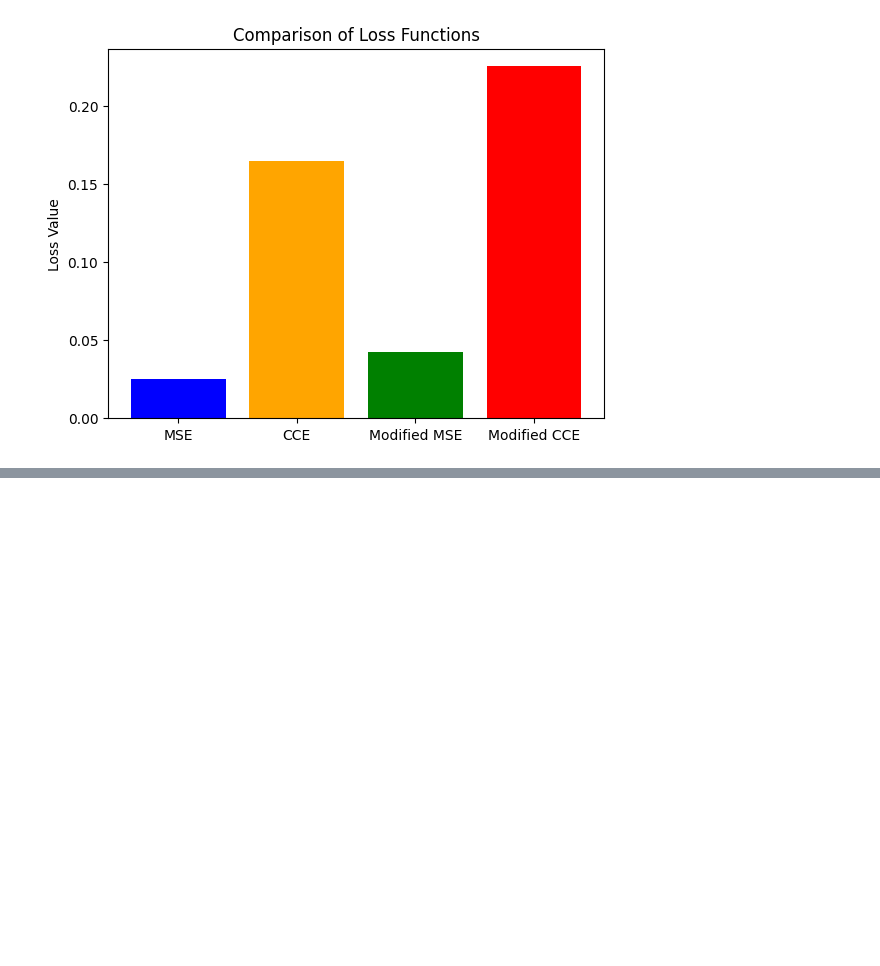
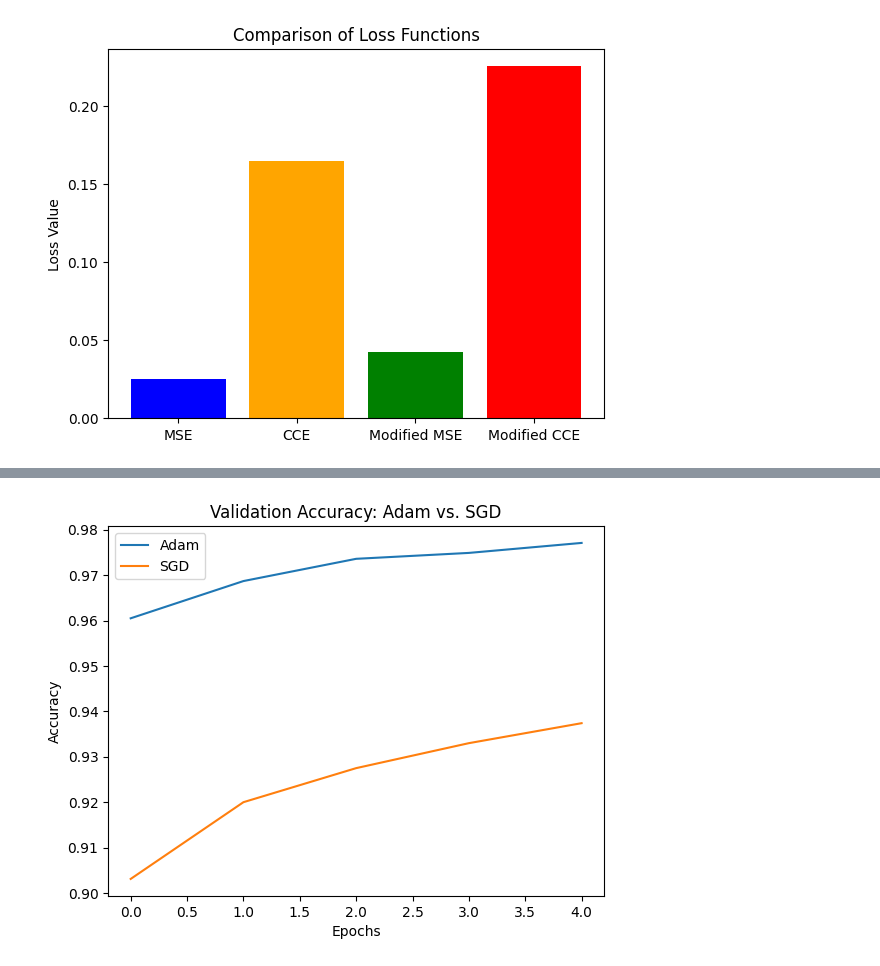
Before and after one commit to akhil9900/Neural-home-assignment, a Jupyter notebook: Home_assignment.ipynb, the cells around one changed output, grey strips where cells are left out. Cells and saved outputs as stored; diff of their text form; code cells hidden in the pictures; blank space fills up the shorter version.

```diff
--- a/Home_assignment.ipynb
+++ b/Home_assignment.ipynb
@@ -93,3 +93,43 @@ CCE Loss: 0.16425204
 Modified MSE Loss: 0.042499997
 Modified CCE Loss: 0.22510049
 [figure]
+# %%
+#Train a model with different Optimizers.
+
+import tensorflow as tf
+from tensorflow.keras import layers, models
+import matplotlib.pyplot as plt
+
+# 1. Load the MNIST dataset
+mnist = tf.keras.datasets.mnist
+(x_train, y_train), (x_test, y_test) = mnist.load_data()
+x_train, x_test = x_train / 255.0, x_test / 255.0
+
+# 2. Define a simple model
+def create_model():
+    model = models.Sequential([
+        layers.Flatten(input_shape=(28, 28)),
+        layers.Dense(128, activation='relu'),
+        layers.Dense(10, activation='softmax')
+    ])
+    return model
+
+# 3. Train with Adam optimizer
+model_adam = create_model()
+model_adam.compile(optimizer='adam', loss='sparse_categorical_crossentropy', metrics=['accuracy'])
+history_adam = model_adam.fit(x_train, y_train, epochs=5, validation_data=(x_test, y_test))
+
+# 4. Train with SGD optimizer
+model_sgd = create_model()
+model_sgd.compile(optimizer='sgd', loss='sparse_categorical_crossentropy', metrics=['accuracy'])
+history_sgd = model_sgd.fit(x_train, y_train, epochs=5, validation_data=(x_test, y_test))
+
+# 5. Plot accuracy trends
+plt.plot(history_adam.history['val_accuracy'], label='Adam')
+plt.plot(history_sgd.history['val_accuracy'], label='SGD')
+plt.title('Validation Accuracy: Adam vs. SGD')
+plt.xlabel('Epochs')
+plt.ylabel('Accuracy')
+plt.legend()
+plt.show()
+# %% [output]
@@ -95,0 +158 @@ Modified CCE Loss: 0.22510049
+[figure, added]
```
Also changed, not shown: parts of 1 cell of this notebook.
